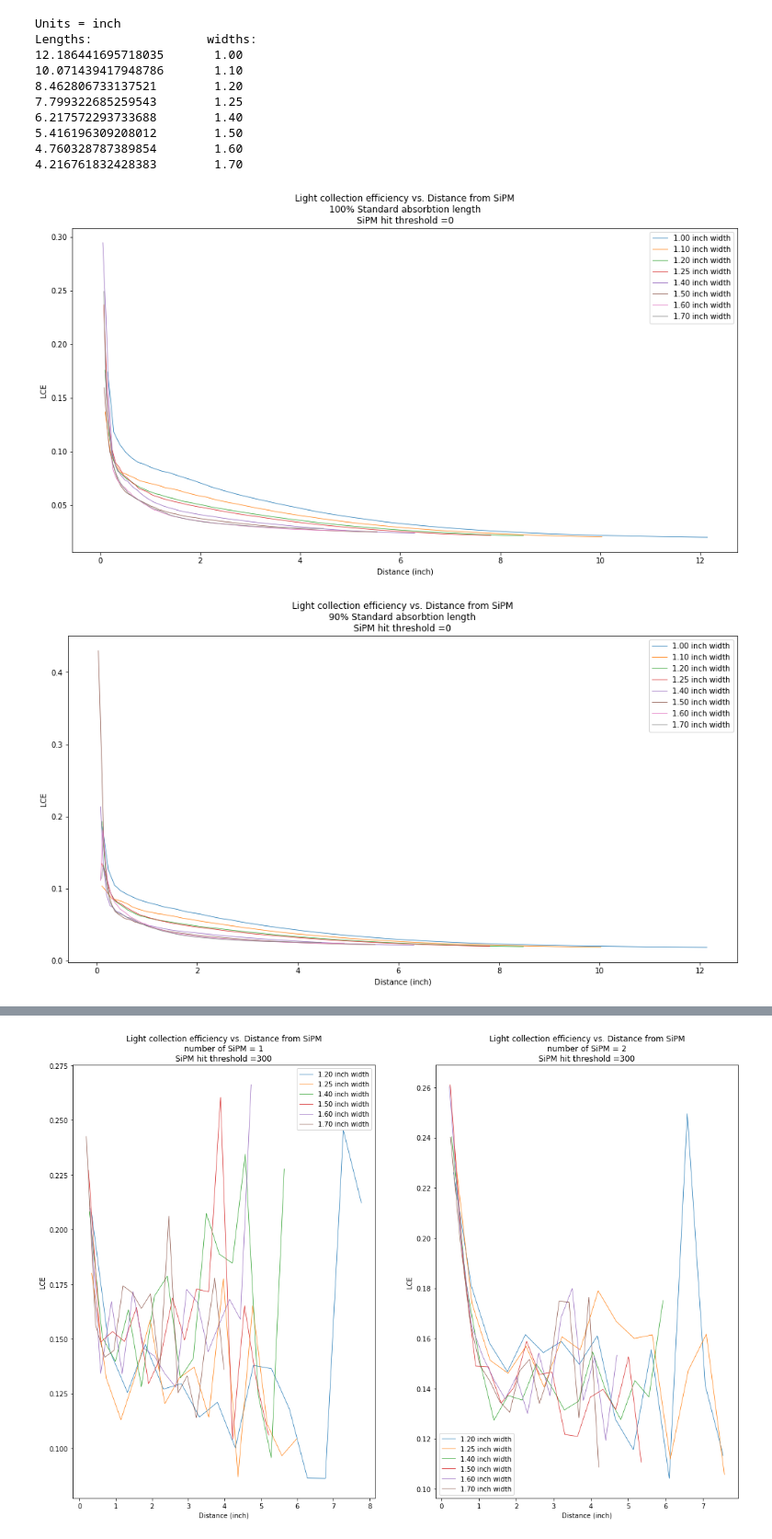
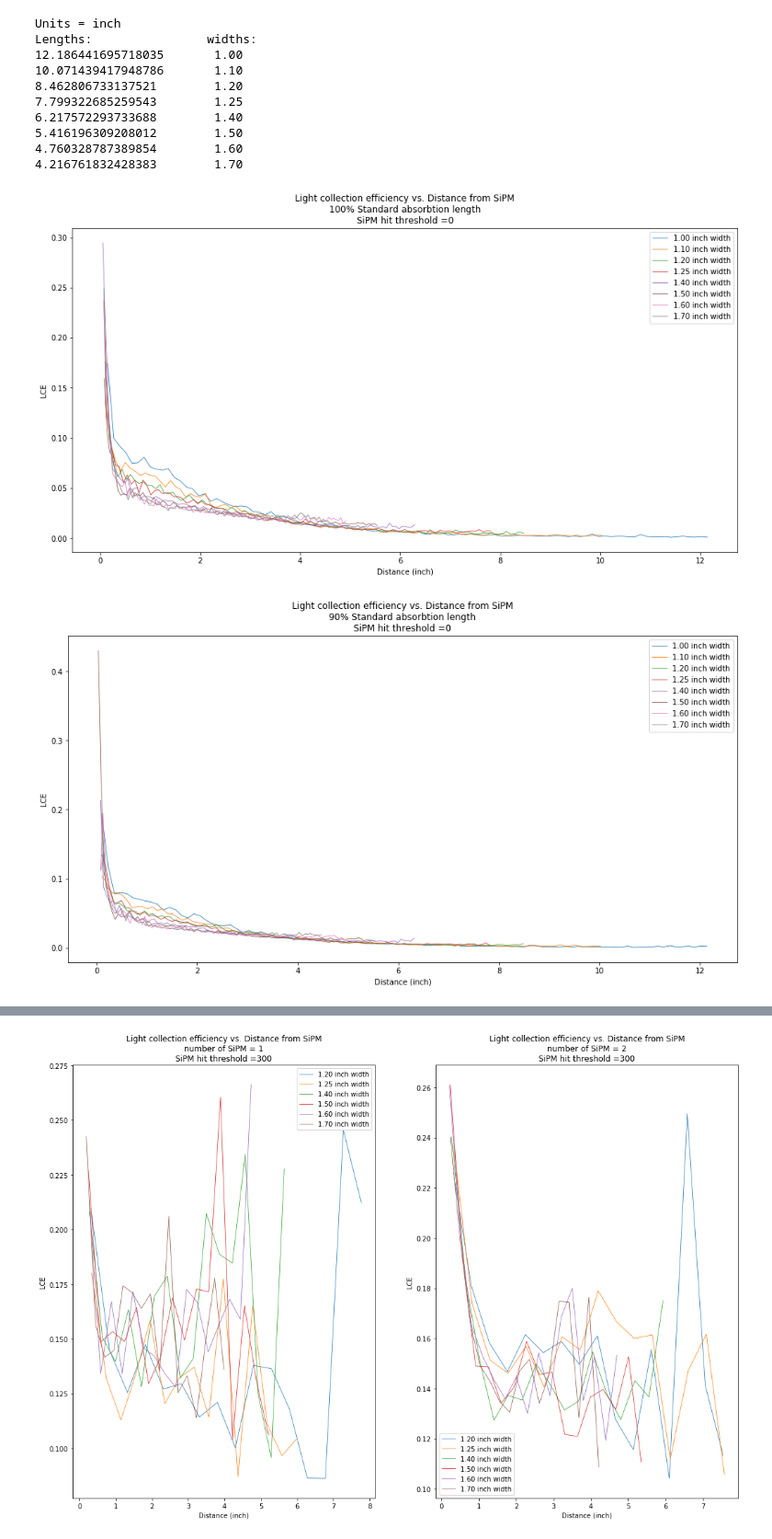
Before and after one commit to mbondin/geant4, a Jupyter notebook: post_IEEE/grams200-simplified.ipynb, the cells around one changed output, grey strips where cells are left out. Shown at 92% size. Drawn from its saved outputs; the diff is of its cells as text; code cells hidden in the pictures.

```diff
--- a/post_IEEE/grams200-simplified.ipynb
+++ b/post_IEEE/grams200-simplified.ipynb
@@ -101,33 +101,33 @@ for i in range(ABL_n):
 
 # Graphs
 titles = ['Light collection efficiency vs. Distance from SiPM',
           '% Standard absorbtion length',
           'SiPM hit threshold =']
 for i in range(ABL_n):
     plt.figure(figsize=(16,8))
     plt.title('{}\n{}{}\n{}{}'.format(titles[0],absorb[i],titles[1],titles[2],SiPM_hit_threshold))
     plt.ylabel('LCE')
     plt.xlabel('Distance (inch)')
     for j in range(widths):
         dfs[i][j] = dfs[i][j][dfs[i][j]['Energy Deposited']>=energy_deposit_threshold]
         dfs[i][j] = dfs[i][j][dfs[i][j]['Photons']>=photon_threshold]
         dfs[i][j] = dfs[i][j][dfs[i][j]['LCE']>=LCE_threshold]
         dfs[i][j] = dfs[i][j][dfs[i][j]['SiPM Hits']>=SiPM_hit_threshold]
         dfs[i][j] = dfs[i][j][dfs[i][j]['Distance']>=distance_threshold]
         mins[i,j]= np.min(dfs[i][j]['Distance'])
         maxs[i,j]= np.max(dfs[i][j]['Distance'])
         bes[i,j,:] = np.linspace(mins[i,j],maxs[i,j],bins+1)
         bcs[i,j,:] = bes[i,j,:-1] + np.diff(bes[i,j,:]) / 2.
         arraY = dfs[i][j]['Distance']
         for k in range(bins):
             msk = arraY>=bes[i,j,k]
             mask = arraY<bes[i,j,k+1]
-            mk = msk = mask
+            mk = msk == mask
             averages[i,j,k] = dfs[i][j]['LCE'][mk].mean()
 
         plt.plot(bcs[i,j],averages[i,j],label='{:.2f} inch width'.format(width[j]),lw=0.75)
     plt.legend()
     plt.show()
 # %% [output]
-[figure, old version]
+[figure, new version]
-[figure, old version]
+[figure, new version]
```
Also changed, not shown: parts of 1 cell of this notebook.
